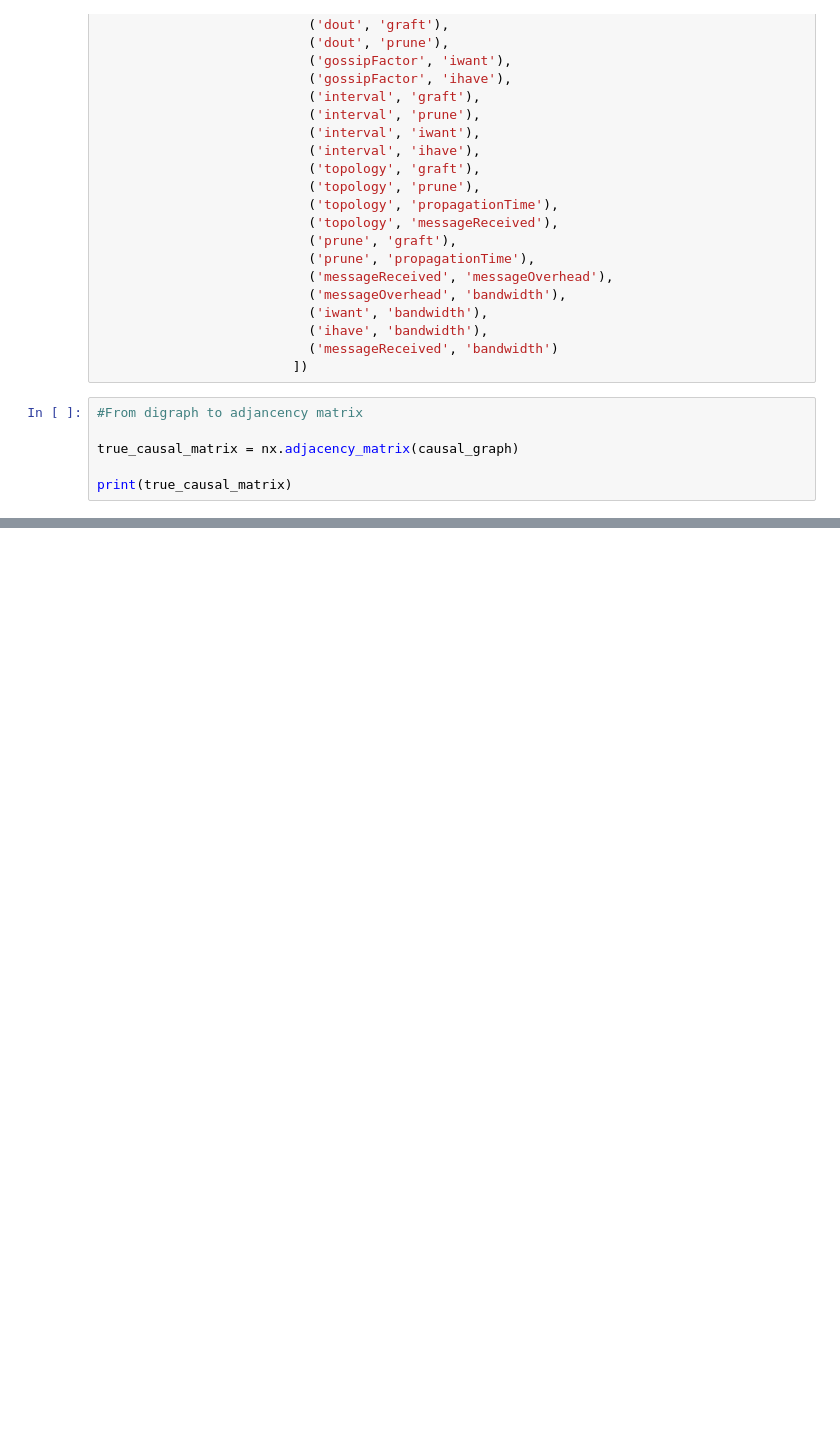
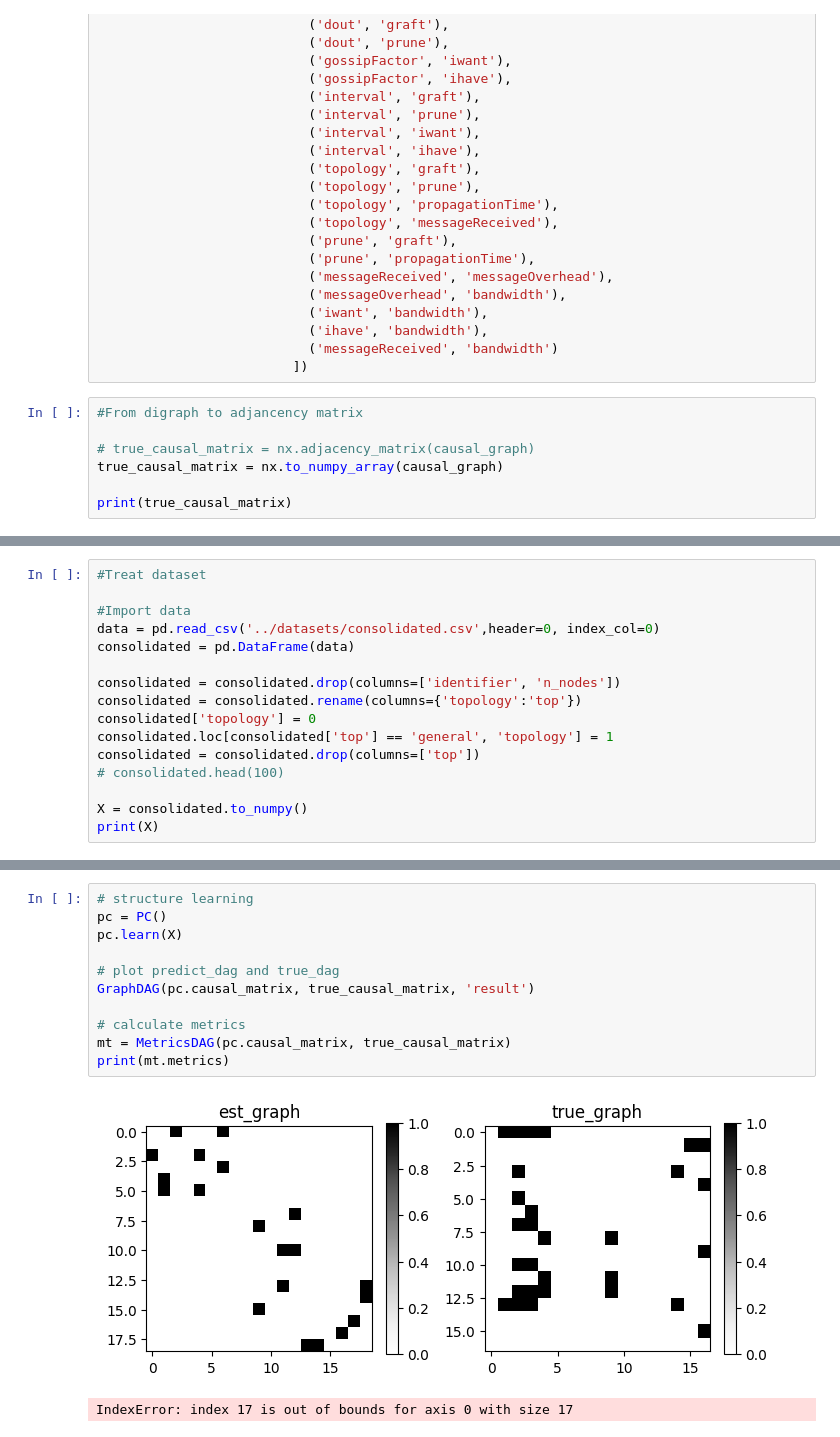
Before and after one commit to FlavScheidt/flexi-pipe, a Jupyter notebook: data/CausalAnalysis/CausalDiscovery/PcAnalysis.ipynb, the cells around one changed output, grey strips where cells are left out. Cells and saved outputs as stored; diff of their text form; blank space fills up the shorter version.

Commit message:
Trying causal discovery

```diff
--- a/data/CausalAnalysis/CausalDiscovery/PcAnalysis.ipynb
+++ b/data/CausalAnalysis/CausalDiscovery/PcAnalysis.ipynb
@@ -45,7 +45,8 @@ causal_graph = nx.DiGraph([('d', 'messageReceived'),
 # %%
 #From digraph to adjancency matrix
 
-true_causal_matrix = nx.adjacency_matrix(causal_graph)
+# true_causal_matrix = nx.adjacency_matrix(causal_graph)
+true_causal_matrix = nx.to_numpy_array(causal_graph)
 
 print(true_causal_matrix)
 # %% [output]
@@ -68,0 +70,16 @@ print(true_causal_matrix)
+# %%
+#Treat dataset
+
+#Import data
+data = pd.read_csv('../datasets/consolidated.csv',header=0, index_col=0)
+consolidated = pd.DataFrame(data)
+
+consolidated = consolidated.drop(columns=['identifier', 'n_nodes'])
+consolidated = consolidated.rename(columns={'topology':'top'})
+consolidated['topology'] = 0
+consolidated.loc[consolidated['top'] == 'general', 'topology'] = 1
+consolidated = consolidated.drop(columns=['top'])
+# consolidated.head(100)
+
+X = consolidated.to_numpy()
+print(X)
@@ -68,0 +104,14 @@ print(true_causal_matrix)
+# %%
+# structure learning
+pc = PC()
+pc.learn(X)
+
+# plot predict_dag and true_dag
+GraphDAG(pc.causal_matrix, true_causal_matrix, 'result')
+
+# calculate metrics
+mt = MetricsDAG(pc.causal_matrix, true_causal_matrix)
+print(mt.metrics)
+# %% [output]
+[figure, added]
+IndexError: index 17 is out of bounds for axis 0 with size 17
```
Also changed, not shown: parts of 2 cells of this notebook.
